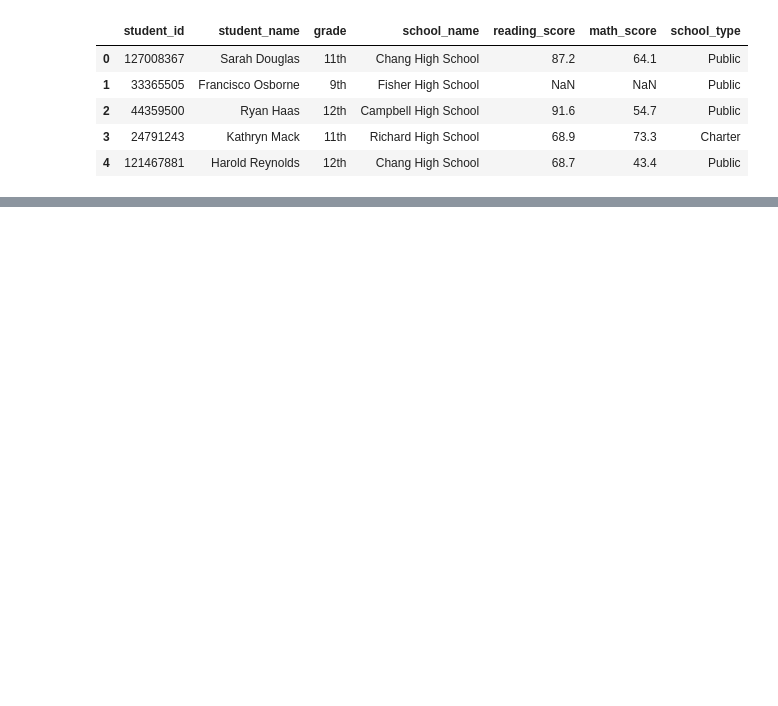
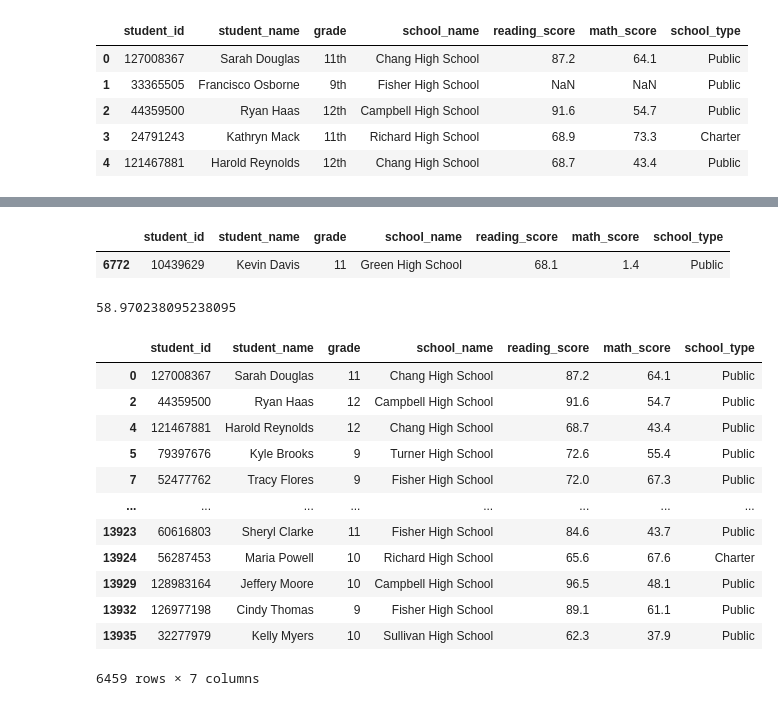
Before and after one commit to LJD0/School_District_Analysis, a Jupyter notebook: Student_data_analysis.ipynb, the cells around one changed output, grey strips where cells are left out. Drawn from its saved outputs; the diff is of its cells as text; code cells hidden in the pictures; blank space fills up the shorter version.

```diff
--- a/Student_data_analysis.ipynb
+++ b/Student_data_analysis.ipynb
@@ -37,0 +29,3 @@ dtype: int64
+# %%
+student_df = student_df.dropna()
+student_df.isna().sum()
@@ -37,0 +45,3 @@ dtype: int64
+# %%
+student_df = student_df.drop_duplicates()
+student_df.duplicated().sum()
@@ -37,0 +76,3 @@ dtype: int64
+# %%
+student_df['grade'] = student_df['grade'].str.replace('th','')
+student_df.head()
@@ -37,0 +86,3 @@ dtype: int64
+# %%
+student_df['grade'] = student_df['grade'].astype(int)
+student_df.dtypes
@@ -37,0 +189,28 @@ dtype: int64
+# %%
+min_math_row = student_df.loc[student_df['math_score']==min_math_score]
+min_math_row
+# %% [output]
+|  | student_id | student_name | grade | school_name | reading_score | math_score | school_type |
+| 6772 | 10439629 | Kevin Davis | 11 | Green High School | 68.1 | 1.4 | Public |
+# %%
+green_high = student_df.loc[student_df['school_name']=='Green High School']
+green_high['math_score'].mean()
+# %% [output]
+58.970238095238095
+# %%
+low_math_scores = student_df.loc[student_df['math_score']<70]
+low_math_scores
+# %% [output]
+|  | student_id | student_name | grade | school_name | reading_score | math_score | school_type |
+| 0 | 127008367 | Sarah Douglas | 11 | Chang High School | 87.2 | 64.1 | Public |
+| 2 | 44359500 | Ryan Haas | 12 | Campbell High School | 91.6 | 54.7 | Public |
+| 4 | 121467881 | Harold Reynolds | 12 | Chang High School | 68.7 | 43.4 | Public |
+| 5 | 79397676 | Kyle Brooks | 9 | Turner High School | 72.6 | 55.4 | Public |
+| 7 | 52477762 | Tracy Flores | 9 | Fisher High School | 72.0 | 67.3 | Public |
+| ... | ... | ... | ... | ... | ... | ... | ... |
+| 13923 | 60616803 | Sheryl Clarke | 11 | Fisher High School | 84.6 | 43.7 | Public |
+| 13924 | 56287453 | Maria Powell | 10 | Richard High School | 65.6 | 67.6 | Charter |
+| 13929 | 128983164 | Jeffery Moore | 10 | Campbell High School | 96.5 | 48.1 | Public |
+| 13932 | 126977198 | Cindy Thomas | 9 | Fisher High School | 89.1 | 61.1 | Public |
+| 13935 | 32277979 | Kelly Myers | 10 | Sullivan High School | 62.3 | 37.9 | Public |
+6459 rows × 7 columns
```
Also changed, not shown: parts of 21 cells of this notebook.
